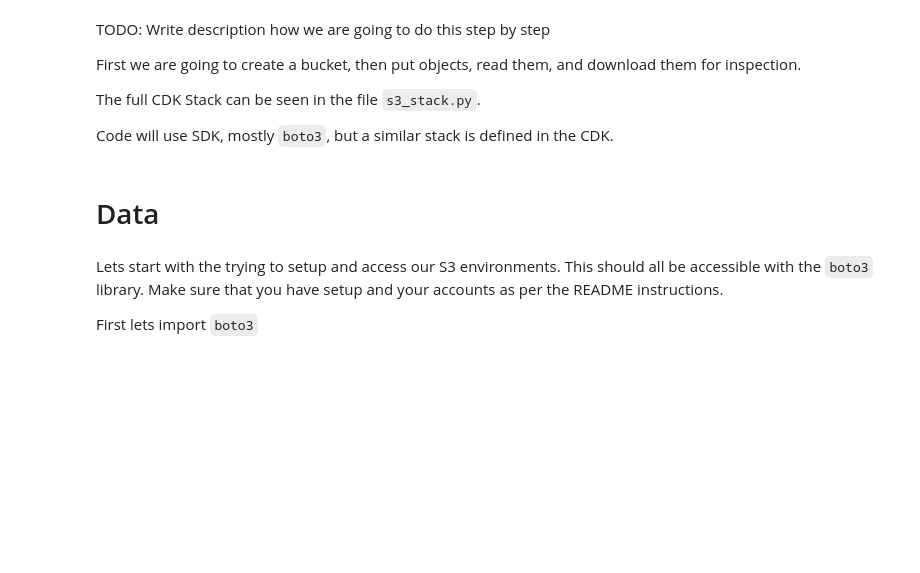
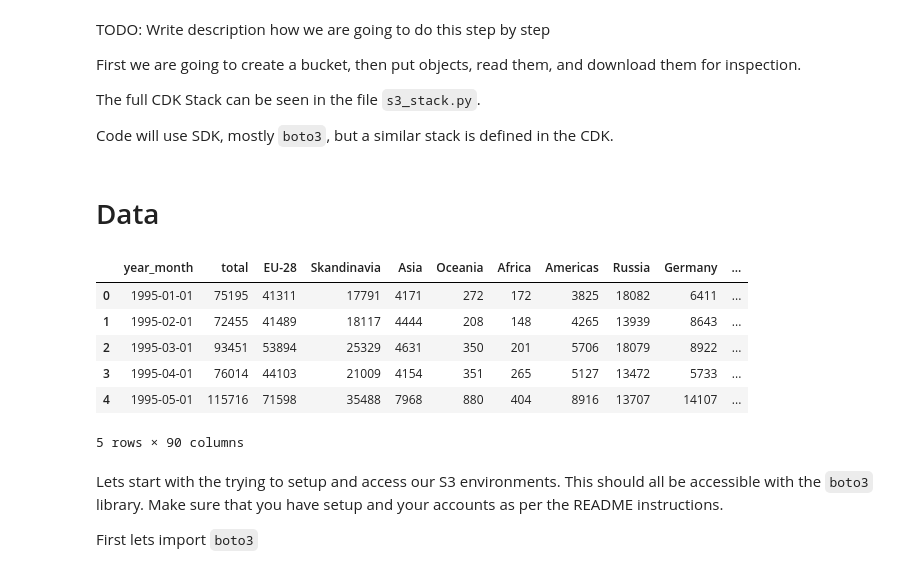
Before and after one commit to rasmussiljander/self-learning, a Jupyter notebook: aws_tutorials/s3_stack.ipynb, the cells around one changed output. Drawn from its saved outputs; the diff is of its cells as text; code cells hidden in the pictures; blank space fills up the shorter version.

```diff
--- a/aws_tutorials/s3_stack.ipynb
+++ b/aws_tutorials/s3_stack.ipynb
@@ -13,3 +15,15 @@ Code will use SDK, mostly `boto3`, but a similar stack is defined in the CDK.
+# %%
+data_name = "visitor_data"
+data = pd.read_csv(f"data/{data_name}.csv")
+data.head()
+# %% [output]
+|  | year_month | total | EU-28 | Skandinavia | Asia | Oceania | Africa | Americas | Russia | Germany | ... |
+| 0 | 1995-01-01 | 75195 | 41311 | 17791 | 4171 | 272 | 172 | 3825 | 18082 | 6411 | ... |
+| 1 | 1995-02-01 | 72455 | 41489 | 18117 | 4444 | 208 | 148 | 4265 | 13939 | 8643 | ... |
+| 2 | 1995-03-01 | 93451 | 53894 | 25329 | 4631 | 350 | 201 | 5706 | 18079 | 8922 | ... |
+| 3 | 1995-04-01 | 76014 | 44103 | 21009 | 4154 | 351 | 265 | 5127 | 13472 | 5733 | ... |
+| 4 | 1995-05-01 | 115716 | 71598 | 35488 | 7968 | 880 | 404 | 8916 | 13707 | 14107 | ... |
+5 rows × 90 columns
 # %% [markdown]
 
 Lets start with the trying to setup and access our S3 environments. This should all be accessible with the `boto3` library.
```
Also changed, not shown: parts of 17 cells of this notebook.
